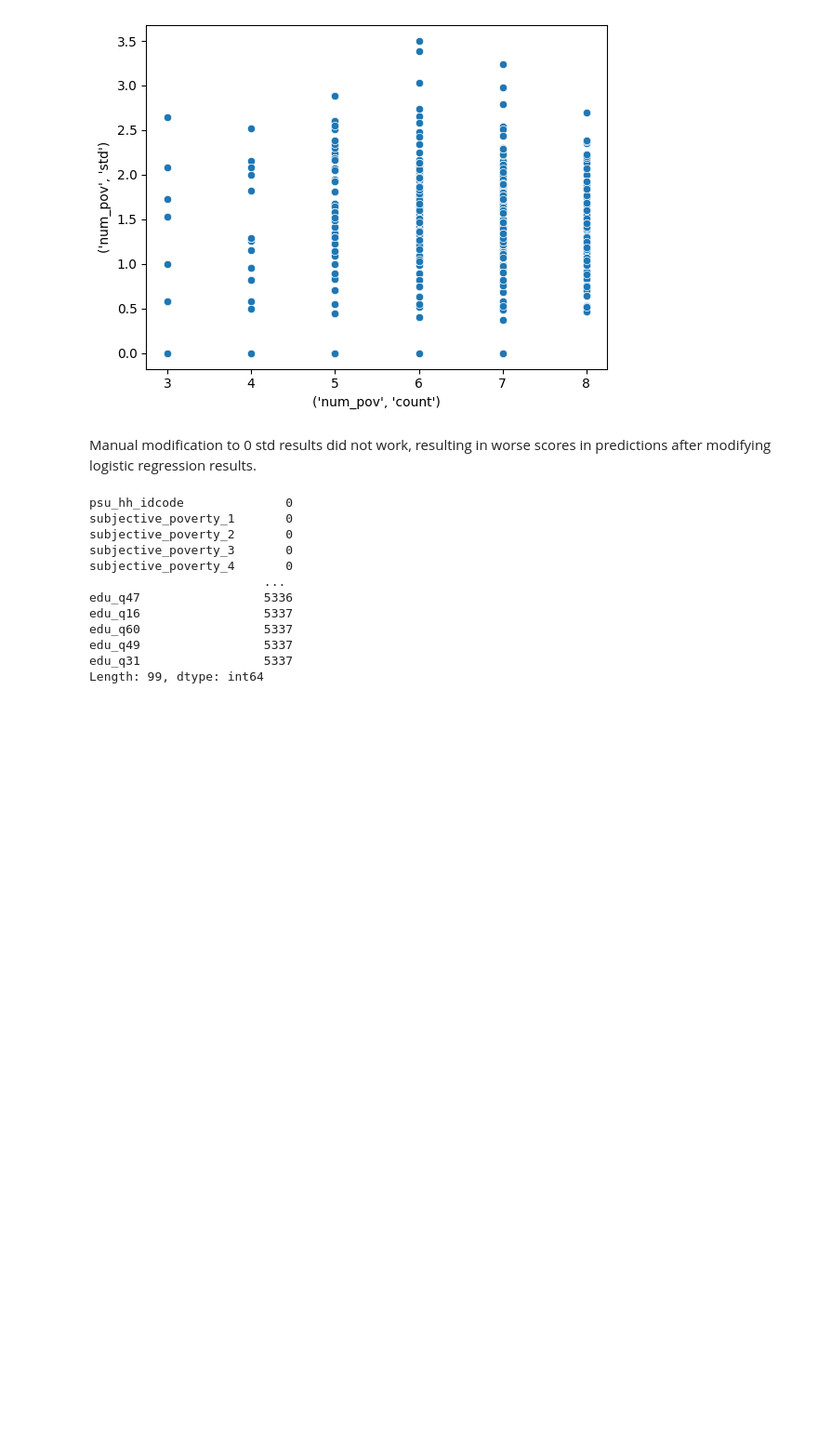
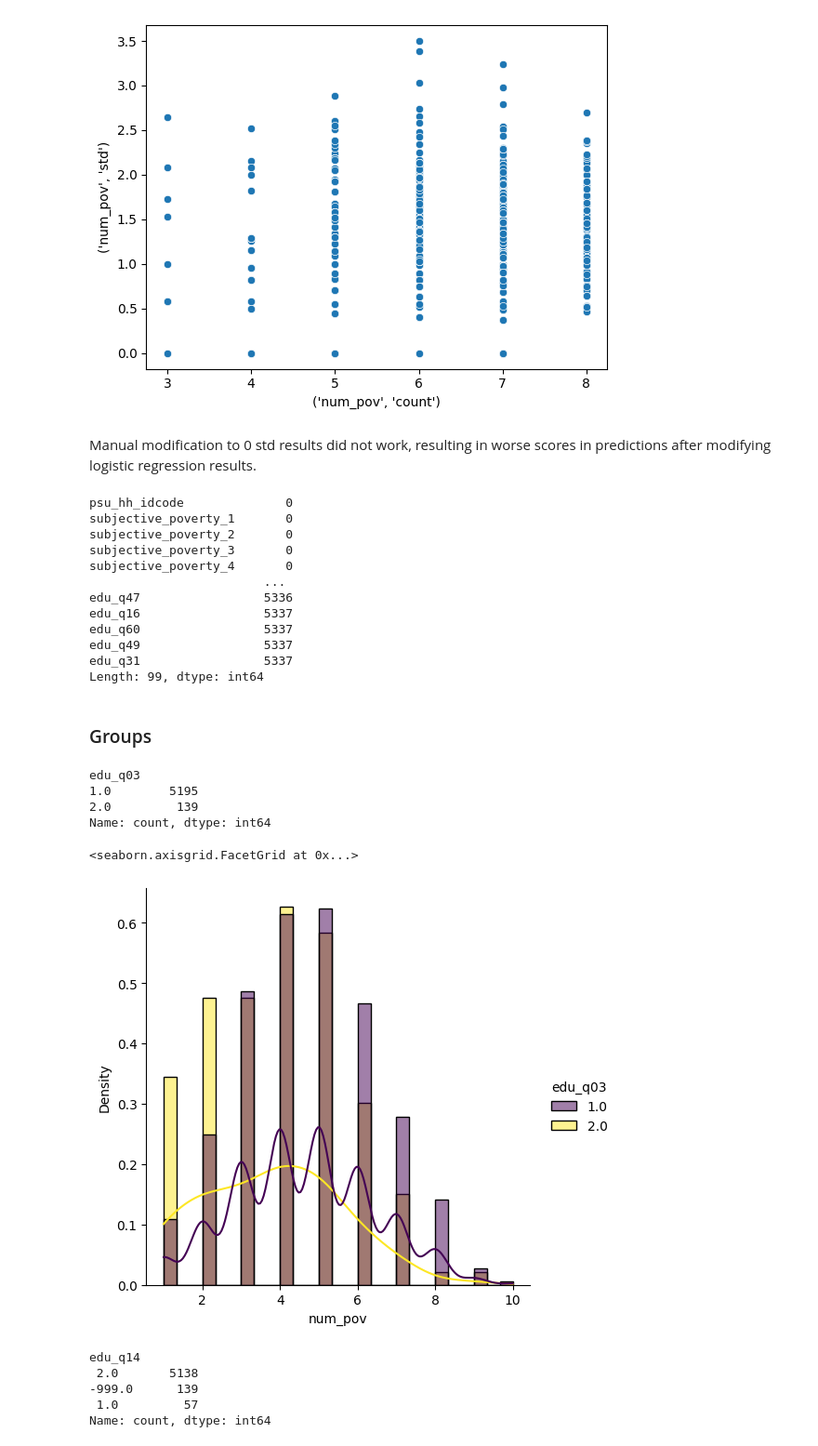
Before and after one commit to BorisLeung/STA841Kaggle, a Jupyter notebook: eda.ipynb, the cells around one changed output. Shown at 93% size. Cells and saved outputs as stored; diff of their text form; code cells hidden in the pictures; blank space fills up the shorter version.

```diff
--- a/eda.ipynb
+++ b/eda.ipynb
@@ -344,3 +346,45 @@ edu_q60                 5337
 edu_q49                 5337
 edu_q31                 5337
 Length: 99, dtype: int64
+# %% [markdown]
+### Groups
+# %%
+from data import combined_transformed_train_with_num_pov
+
+# not attended school
+combined_transformed_train_with_num_pov[["edu_q03"]].value_counts()
+# %% [output]
+edu_q03
+1.0        5195
+2.0         139
+Name: count, dtype: int64
+# %%
+sns.displot(
+    combined_transformed_train_with_num_pov,
+    x="num_pov",
+    hue="edu_q03",
+    stat="density",
+    common_norm=False,
+    kde=True,
+    # element="step",
+    palette="viridis",
+)
+
+# sns.countplot(
+#     data=combined_transformed_train_with_num_pov,
+#     x="num_pov",
+#     hue="edu_q03",
+#     palette="viridis",
+#     stat="proportion",
+# )
+# %% [output]
+<seaborn.axisgrid.FacetGrid at 0x...>
+[figure, added]
+# %%
+combined_transformed_train_with_num_pov[["edu_q14"]].value_counts()
+# %% [output]
+edu_q14
+ 2.0       5138
+-999.0      139
+ 1.0         57
+Name: count, dtype: int64
```
Also changed, not shown: parts of 15 cells of this notebook, 1 other file.
